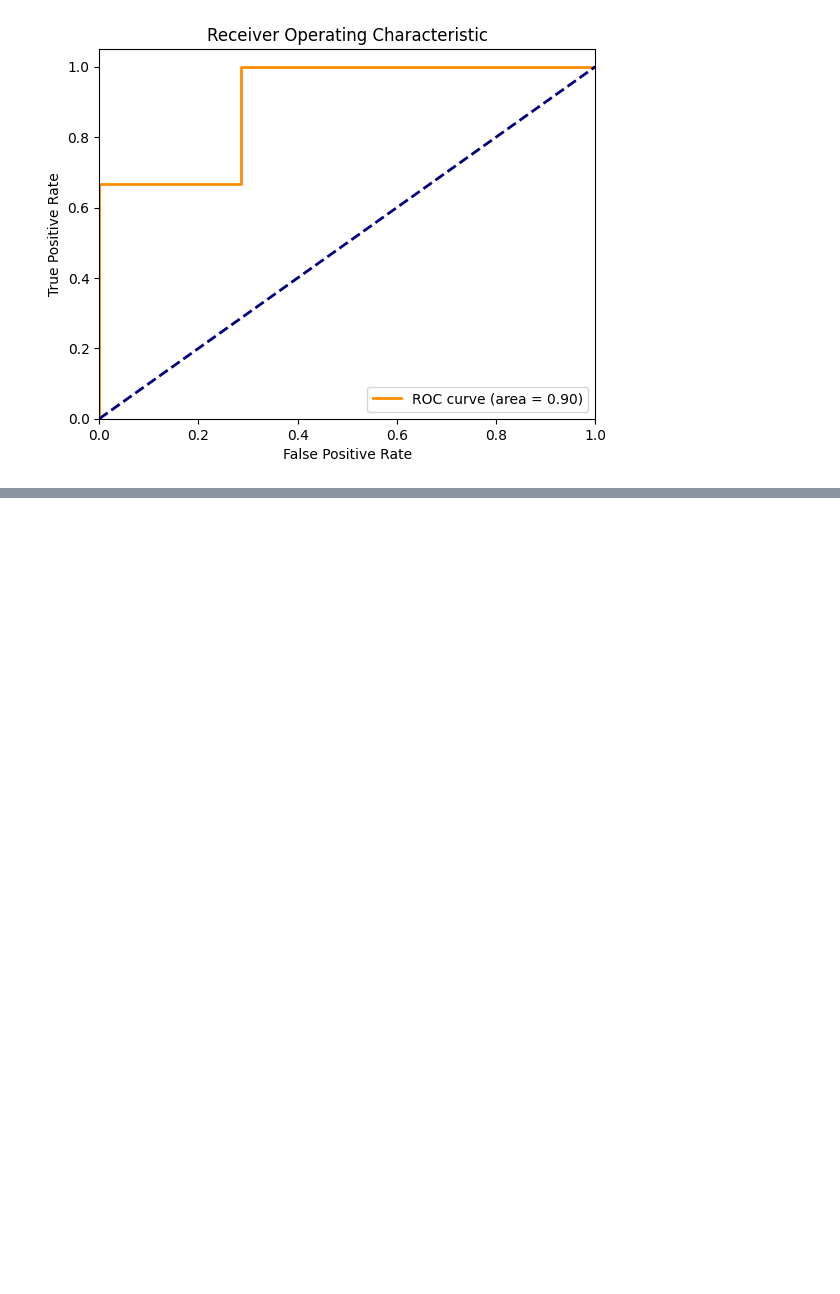
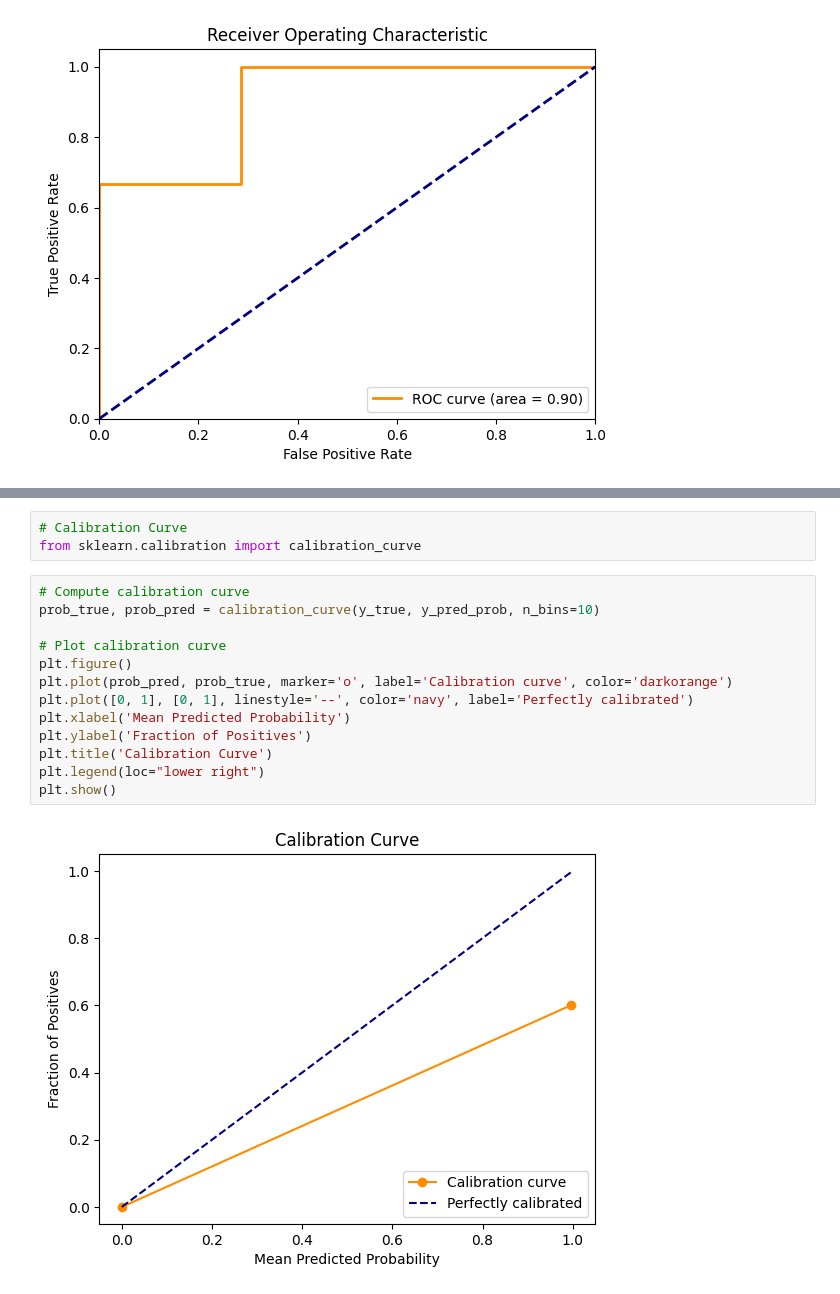
Before and after one commit to sksmta/audio-deepfake-detection, a Jupyter notebook: main.ipynb, the cells around one changed output, grey strips where cells are left out. Cells and saved outputs as stored; diff of their text form; blank space fills up the shorter version.

```diff
--- a/main.ipynb
+++ b/main.ipynb
@@ -265,0 +284,18 @@ plt.show()
+# %%
+# Calibration Curve
+from sklearn.calibration import calibration_curve
+# %%
+# Compute calibration curve
+prob_true, prob_pred = calibration_curve(y_true, y_pred_prob, n_bins=10)
+
+# Plot calibration curve
+plt.figure()
+plt.plot(prob_pred, prob_true, marker='o', label='Calibration curve', color='darkorange')
+plt.plot([0, 1], [0, 1], linestyle='--', color='navy', label='Perfectly calibrated')
+plt.xlabel('Mean Predicted Probability')
+plt.ylabel('Fraction of Positives')
+plt.title('Calibration Curve')
+plt.legend(loc="lower right")
+plt.show()
+# %% [output]
+[figure, added]
```
Also changed, not shown: parts of 7 cells of this notebook.
